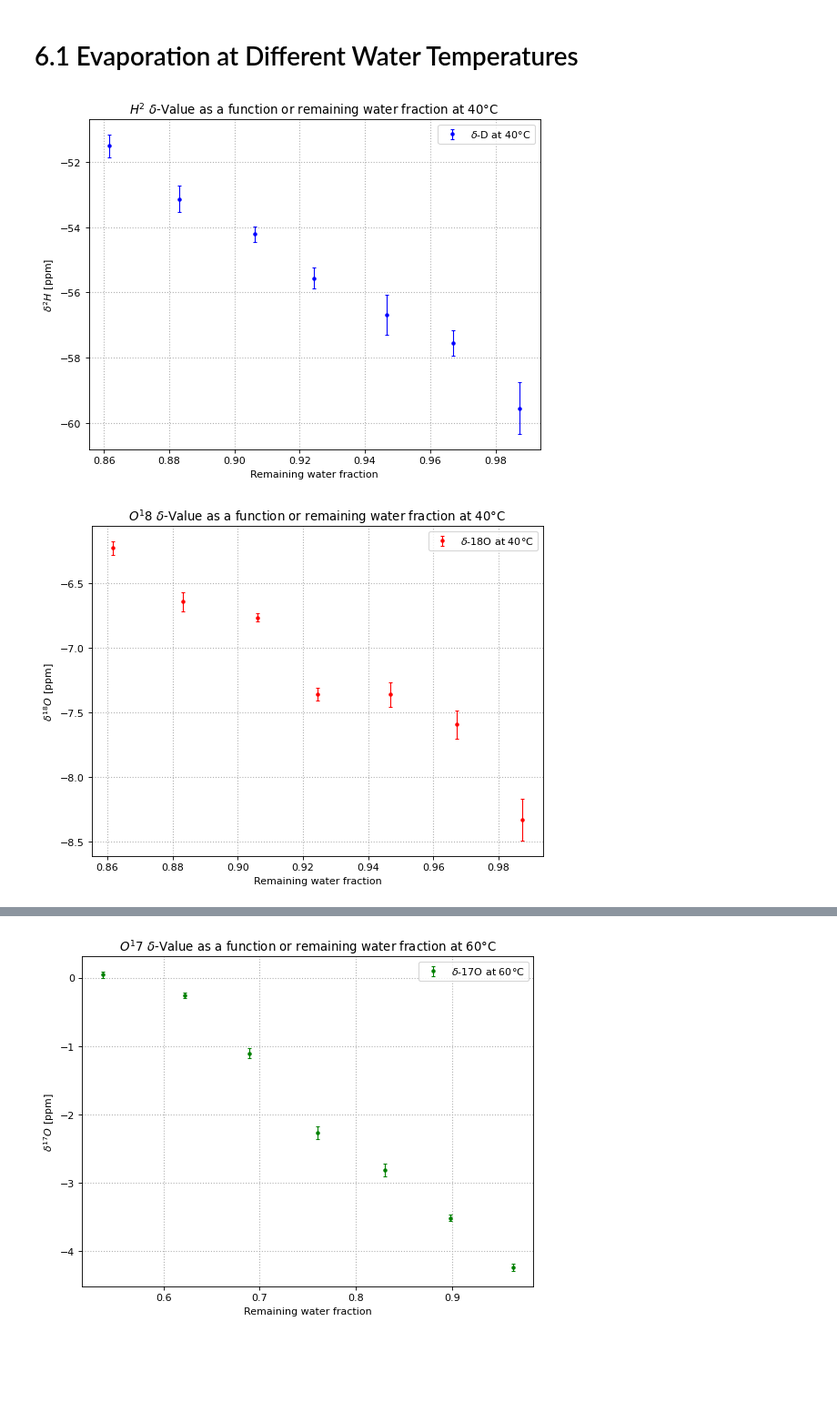
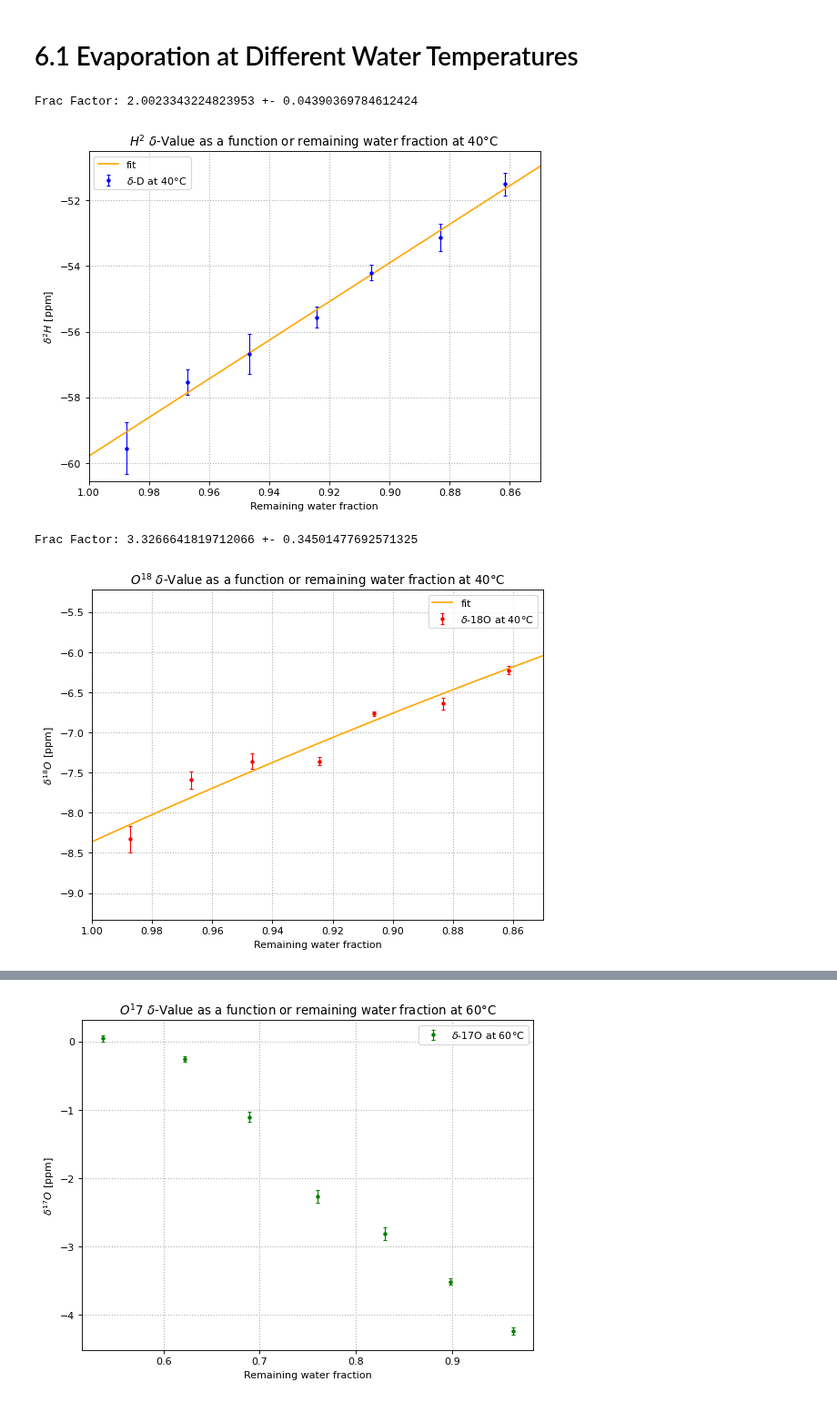
Before and after one commit to fexfl/FP, a Jupyter notebook: F55/F55 Analysis.ipynb, the cells around one changed output, grey strips where cells are left out. Shown at 91% size. Saved outputs shown, nothing was run; the diff lists cells and outputs as text; code cells hidden in the pictures; blank space fills up the shorter version.

```diff
--- a/F55/F55 Analysis.ipynb
+++ b/F55/F55 Analysis.ipynb
@@ -797,26 +797,46 @@ Adding delta 17O sd value of  0.08053391 to unknown samples data for sample ['W0
 m_W_40 = (np.array([958.3,947.4,936.4,924.4,914.6,902.2,890.6])-426.8)/538.3
 m_W_50 = (np.array([950.4,929.8,909.4,885.6,865.3,842.3,819.7])-421.9)/539.3
 m_W_60 = (np.array([941.9,906.9,870.0,832.4,794.0,757.5,711.7])-421.9)/539.8
+# %%
+# Define fit function (Rayleigh Fractionation)
+def rayleigh(Nfrac, alpha, delta_0):
+    return (1 + delta_0)*(Nfrac)**(alpha - 1) - 1
 # %%
+popt_w40_2H, pcov_w40_2H = curve_fit(rayleigh, m_W_40, water_40_delta_2H, sigma = water_40_delta_2H_sd)
+x_w40_2H = np.linspace(0.85, 1, 1000)
+
 plt.figure(figsize=(8, 6), dpi=80)
 plt.errorbar(m_W_40,water_40_delta_2H, yerr = water_40_delta_2H_sd, linestyle='None', marker = ".", color = "blue", label="$\delta$-D at 40°C", capsize = 2, elinewidth=1)
+plt.plot(x_w40_2H, rayleigh(x_w40_2H, *popt_w40_2H), label="fit", color = "orange")
 plt.xlabel('Remaining water fraction')
 plt.ylabel('$\delta^{2}H$ [ppm]')
 plt.title('$H^2$ $\delta$-Value as a function or remaining water fraction at 40°C')
 #plt.yscale('log')
+plt.axis([1, 0.85, min(water_40_delta_2H) - 1, max(water_40_delta_2H) + 1])
 plt.legend()
 plt.grid(linestyle=":", linewidth=1)
+
+print("Frac Factor:", popt_w40_2H[0], "+-", np.sqrt(pcov_w40_2H[0,0]))
 # %% [output]
+Frac Factor: 2.0023343224823953 +- 0.04390369784612424
-[figure, old version]
+[figure, new version]
 # %%
+popt_w40_18O, pcov_w40_18O = curve_fit(rayleigh, m_W_40, water_40_delta_18O, sigma = water_40_delta_18O_sd)
+x_w40_18O = np.linspace(0.85, 1, 1000)
+
 plt.figure(figsize=(8, 6), dpi=80)
 plt.errorbar(m_W_40,water_40_delta_18O, yerr = water_40_delta_18O_sd, linestyle='None', marker = ".", color = "red", label="$\delta$-18O at 40°C", capsize = 2, elinewidth=1)
+plt.plot(x_w40_18O, rayleigh(x_w40_18O, *popt_w40_18O), label="fit", color = "orange")
 plt.xlabel('Remaining water fraction')
 plt.ylabel('$\delta^{18}O$ [ppm]')
-plt.title('$O^18$ $\delta$-Value as a function or remaining water fraction at 40°C')
+plt.title('$O^{18}$ $\delta$-Value as a function or remaining water fraction at 40°C')
 #plt.yscale('log')
+plt.axis([1, 0.85, min(water_40_delta_18O) - 1, max(water_40_delta_18O) + 1])
 plt.legend()
 plt.grid(linestyle=":", linewidth=1)
+
+print("Frac Factor:", popt_w40_18O[0], "+-", np.sqrt(pcov_w40_18O[0,0]))
 # %% [output]
+Frac Factor: 3.3266641819712066 +- 0.34501477692571325
-[figure, old version]
+[figure, new version]
 # %%
```
Also changed, not shown: parts of 9 cells of this notebook.
